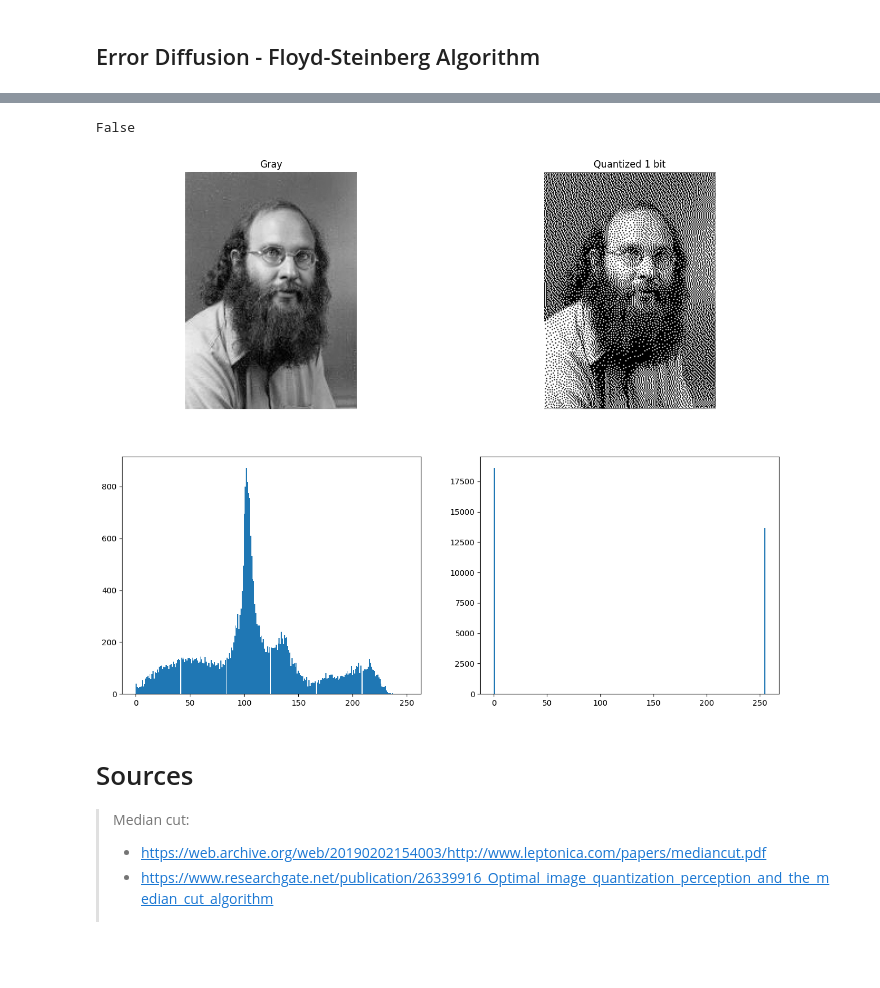
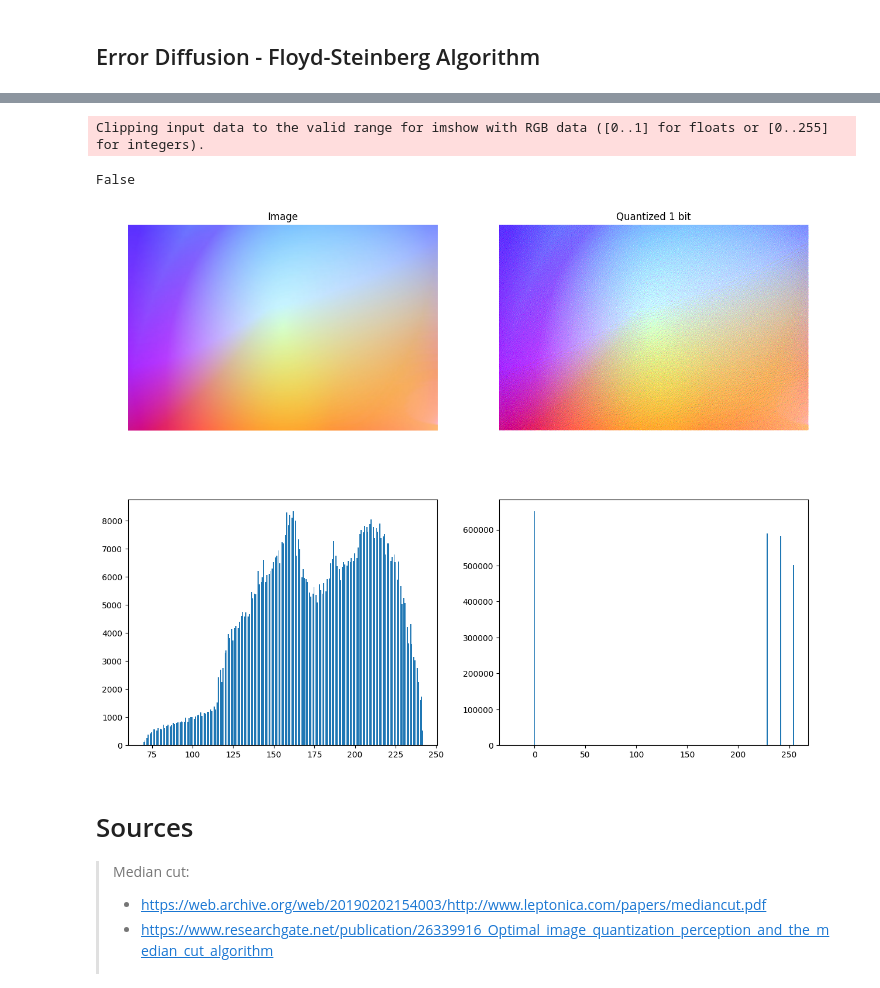
Before and after one commit to JavaConterry/Image-Quantization, a Jupyter notebook: Worksheet.ipynb, the cells around one changed output, grey strips where cells are left out. Drawn from its saved outputs; the diff is of its cells as text; code cells hidden in the pictures; blank space fills up the shorter version.

```diff
--- a/Worksheet.ipynb
+++ b/Worksheet.ipynb
@@ -15,11 +15,15 @@ import matplotlib.pyplot as plt
 import numpy as np
 import math as m
 
+# img_source = 'images/gradient.jpg'
+img_source = 'images/grad_2.jpeg'
+
+
 # img_source = 'images/hills.jpeg'
 # img_source = 'images/hills-underscaled.png'
 
 # img_source = 'images/example.png'
-img_source = 'images/example_underscaled.png'
+# img_source = 'images/example_underscaled.png'
 
 # img_source = 'images/me.jpg'
 # %% [markdown]
@@ -235,8 +301,8 @@ True
 level = 2
 # treshold = 127
 
-image = cv2.imread(img_source)
-gray_image = cv2.cvtColor(image, cv2.COLOR_BGR2GRAY)
+# image = cv2.imread(img_source)
+# gray_image = cv2.cvtColor(image, cv2.COLOR_BGR2GRAY)
 
 def generate_bayer_matrix(n):
     size = 2 ** n
@@ -312,7 +378,13 @@ def get_image(level, input):
 
     return quantized_image
 
-quantized_image = get_image(2, gray_image)
+image = cv2.imread(img_source)
+r,g,b = cv2.split(image)
+channels = [r,g,b]
+n_c = []
+for channel in channels:
+    n_c.append(get_image(2, channel))
+quantized_image = cv2.merge(n_c)
 
 plt.figure(figsize=(10,3))
 plt.subplot(1,2,1)
@@ -362,7 +442,7 @@ level = 2
 # treshold = 127
 
 image = cv2.imread(img_source)
-gray_image = cv2.cvtColor(image, cv2.COLOR_BGR2GRAY)
+# gray_image = cv2.cvtColor(image, cv2.COLOR_BGR2GRAY)
 
 
 def trunc(val, level):
@@ -397,5 +477,11 @@ def get_image(level, input):
     print(pixels)
     return pixels/np.max(pixels, axis=(0,1)) * 255
 
-quantized_image = get_image(2, gray_image)
+image = cv2.imread(img_source)
+r,g,b = cv2.split(image)
+channels = [r,g,b]
+n_c = []
+for channel in channels:
+    n_c.append(get_image(2, channel))
+quantized_image = cv2.merge(n_c)
 # %% [output]
@@ -410,28 +506,29 @@ quantized_image = get_image(2, gray_image)
 # %%
 plt.figure(figsize=(15,12))
 
 
 plt.subplot(2,2,1)
-plt.imshow(gray_image, cmap='gray')
-plt.title('Gray')
+plt.imshow(image, cmap='gray')
+plt.title('Image')
 plt.axis('off')
 
 plt.subplot(2,2,2)
 plt.imshow(quantized_image, cmap='gray')
 plt.title(f'Quantized 1 bit')
 plt.axis('off')
 
 
 plt.subplot(2,2,3)
 _=plt.hist(gray_image.ravel(), bins=256)
 
 plt.subplot(2,2,4)
 _=plt.hist(quantized_image.ravel(), bins=256)
 
 cv2.imwrite(f'images/err_dif_dith_gray_{img_source}.png',quantized_image)
 # %% [output]
-False
+Clipping input data to the valid range for imshow with RGB data ([0..1] for floats or [0..255] for integers).
+False
-[figure, old version]
+[figure, new version]
 # %% [markdown]
 # Sources
 >Median cut:
```
Also changed, not shown: parts of 10 cells of this notebook, 3 other files.
